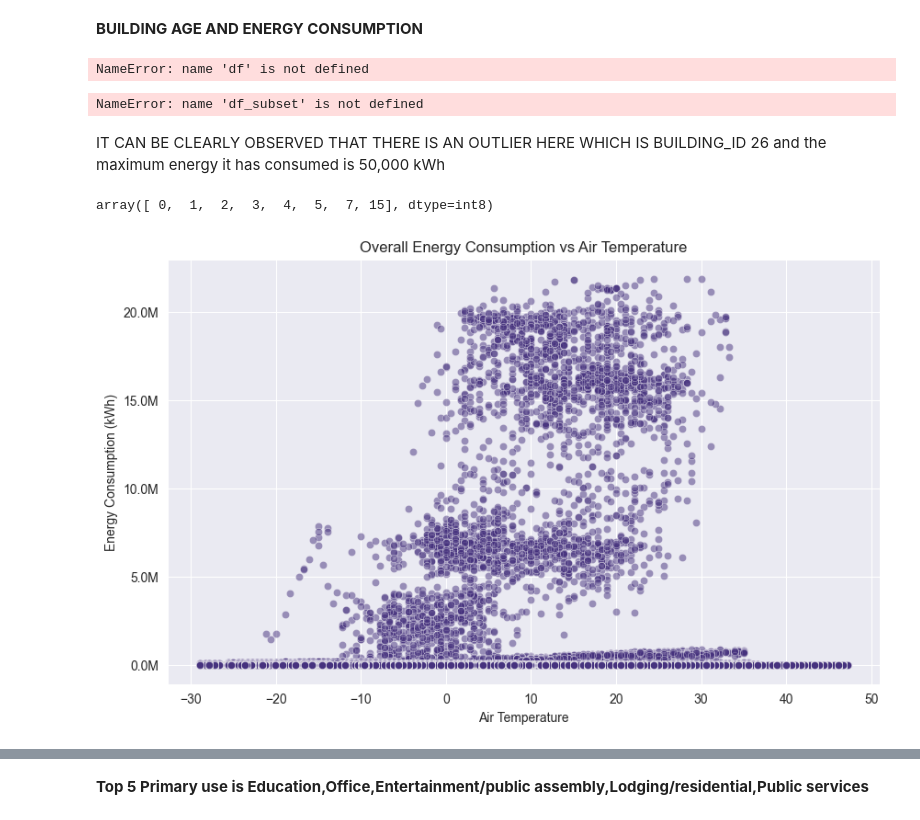
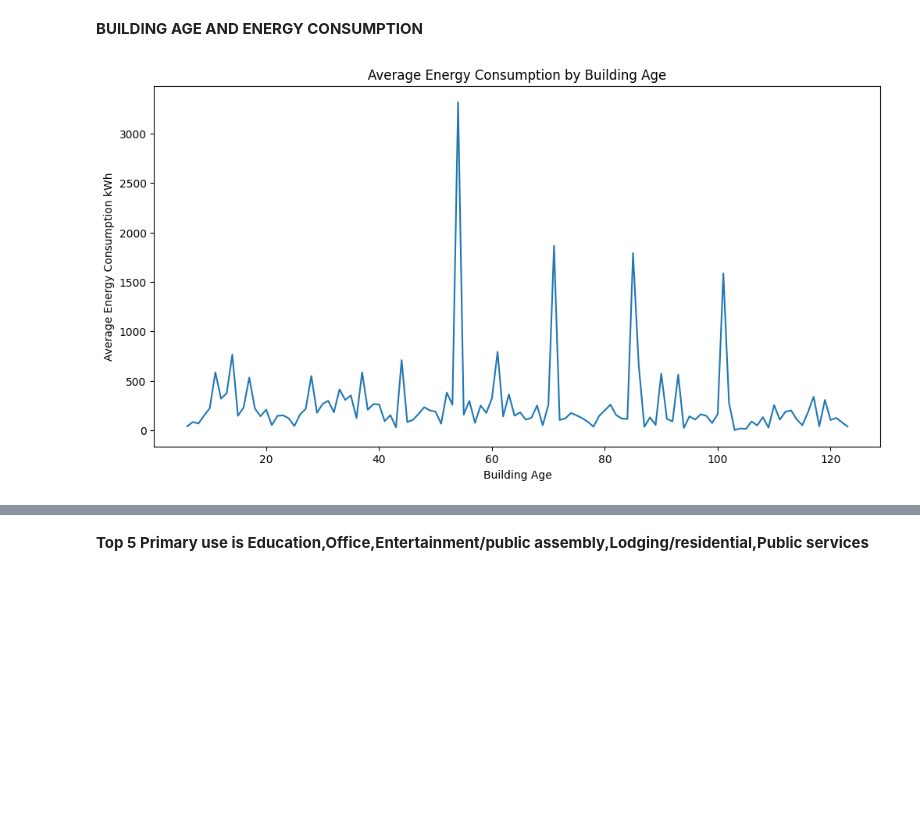
Before and after one commit to asifabbas478/EDA_Energy_Consumption, a Jupyter notebook: EDA_Energy_consumption.ipynb, the cells around one changed output, grey strips where cells are left out. Saved outputs shown, nothing was run; the diff lists cells and outputs as text; code cells hidden in the pictures; blank space fills up the shorter version.

```diff
--- a/EDA_Energy_consumption.ipynb
+++ b/EDA_Energy_consumption.ipynb
@@ -558,72 +598,34 @@ plt.show()
 
 **BUILDING AGE AND ENERGY CONSUMPTION**
 # %%
-import datetime
-import pandas as pd
-import plotly.express as px
+
 
 # Calculate the current year
 current_year = datetime.datetime.now().year
 
 # Calculate the building age by subtracting the year of construction from the current year
 df['building_age'] = current_year - pd.to_datetime(df['year_built']).dt.year
 
 # Filter the DataFrame to include only necessary columns and drop missing values
 df_subset = df[['building_age', 'meter_reading']]
+# Calculate the average energy consumption by building age
+avg_energy_consumption = df_subset.groupby('building_age')['meter_reading'].mean().reset_index()
 
-# Create the scatter plot
-fig = px.scatter(df_subset, x='building_age', y='meter_reading')
+# Create the line plot
+fig, ax = plt.subplots(figsize=(12, 6))
+sns.lineplot(data=avg_energy_consumption, x='building_age', y='meter_reading', ax=ax)
 
-# Update axis labels and title
-fig.update_layout(
-    xaxis=dict(title='Building Age', showgrid=False),
-    yaxis=dict(title='Energy Consumption (kWh)', showgrid=False),
-    title='Relationship between Building Age and Energy Consumption',
-    plot_bgcolor='black',  # Set the plot background color to black
-    paper_bgcolor='black',  # Set the paper background color to black
-    font=dict(color='white')  # Set the font color to white
-)
+# Set the x-axis label
+ax.set_xlabel('Building Age')
 
-# Show the figure
-fig.show()
+# Set the y-axis label
+ax.set_ylabel('Average Energy Consumption kWh')
+
+# Set the plot title
+ax.set_title('Average Energy Consumption by Building Age')
+
+
+# Show the plot
+plt.show()
 # %% [output]
-NameError: name 'df' is not defined
+[figure, added]
-# %%
-df_subset.info()
-# %% [output]
-NameError: name 'df_subset' is not defined
-# %% [markdown]
-IT CAN BE CLEARLY OBSERVED THAT THERE IS AN OUTLIER HERE WHICH IS BUILDING_ID 26 and the maximum energy it has consumed is 50,000 kWh
-# %%
-df['site_id'].unique()
-# %% [output]
-array([ 0,  1,  2,  3,  4,  5,  7, 15], dtype=int8)
-# %%
-import matplotlib.pyplot as plt
-import matplotlib.ticker as mticker
-import seaborn as sns
-
-# Filter the DataFrame to include only the necessary columns
-df_subset = df[['air_temperature', 'meter_reading']]
-
-# Set up a beautiful and futuristic style
-sns.set_style('darkgrid')
-sns.set_palette('viridis')
-
-# Plot the scatter plot
-fig, ax = plt.subplots(figsize=(10, 6))
-sns.scatterplot(data=df_subset, x='air_temperature', y='meter_reading', alpha=0.5, ax=ax)
-ax.set_xlabel('Air Temperature')
-ax.set_ylabel('Energy Consumption (kWh)')
-ax.set_title('Overall Energy Consumption vs Air Temperature')
-
-# Format y-axis labels in millions (M)
-formatter = mticker.FuncFormatter(lambda x, pos: f'{x / 1e6:.1f}M')
-ax.yaxis.set_major_formatter(formatter)
-
-# Add additional customizations if desired
-# ...
-
-plt.show()
-# %% [output]
-[figure, removed]
```
Also changed, not shown: parts of 60 cells of this notebook.
